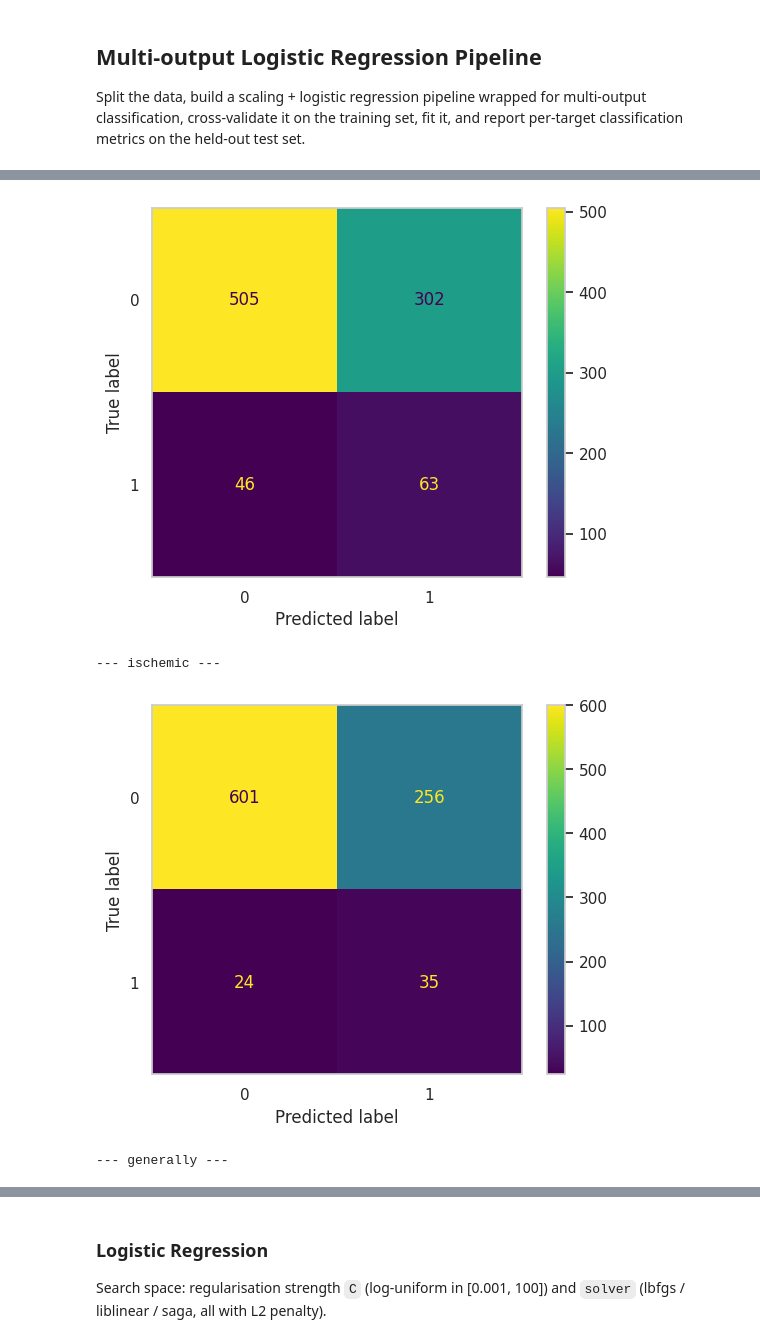
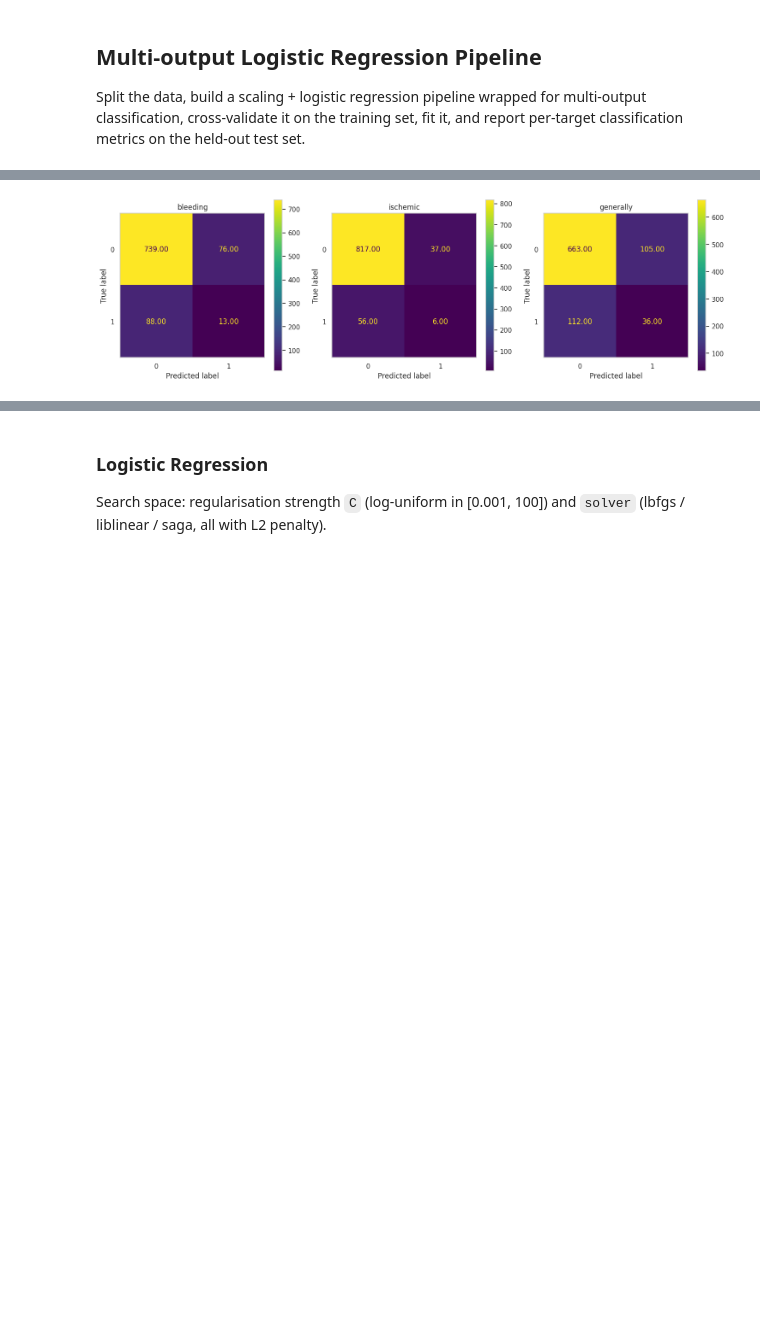
Before and after one commit to TommasoPioda/CATE-estimation-on-the-MASTER-DAPT-trial, a Jupyter notebook: simple_ml_models/bi-class/01_grouped_ML.ipynb, the cells around one changed output, grey strips where cells are left out. Cells and saved outputs as stored; diff of their text form; code cells hidden in the pictures; blank space fills up the shorter version.

```diff
--- a/simple_ml_models/bi-class/01_grouped_ML.ipynb
+++ b/simple_ml_models/bi-class/01_grouped_ML.ipynb
@@ -44,4 +43,17 @@ Load the cleaned feature matrix `X` from `../data/X_features.parquet` and the 9
 X = pd.read_parquet(os.path.join(PROJECT_DIR, 'data/X_features.parquet'))
 y_df = pd.read_parquet(os.path.join(PROJECT_DIR, 'data/y_targets.parquet'))
 
+# Drop follow-up (fup_*) features: these are recorded at the post-randomisation
+# follow-up visits, i.e. inside or after the 335-day outcome window, so using
+# them to predict those outcomes is temporal leakage.
+leaky_cols = [c for c in ['fup_other', 'fup_nitrates', 'fup_insulin'] if c in X.columns]
+X = X.drop(columns=leaky_cols)
+print(f'Dropped follow-up (leaky) features: {leaky_cols}')
+
+# One-hot encode the only remaining categorical column so it is not silently
+# discarded by the numeric-only `select_dtypes` filter further down (the other
+# categoricals were already one-hot encoded in the data-cleaning pipeline).
+if 'regimen' in X.columns:
+    X = pd.get_dummies(X, columns=['regimen'], dtype=int)
+
 target_features = y_df
@@ -76,6 +96,11 @@ from pipeline_utils import evaluate_pipeline, predict_with_threshold, save_pipel
 # %%
+# Stratify on the joint (bleeding, ischemic, generally) pattern so train and
+# test keep the same rare-event prevalence; with a plain random split the test
+# event rate can drift away from the training rate the thresholds are tuned on.
+_strata = (y_grouped.values * np.array([1, 2, 4])).sum(axis=1)
+
 X_train, X_test, y_train, y_test = train_test_split(
-    X, y_grouped, test_size=0.2, random_state=42
+    X, y_grouped, test_size=0.2, random_state=42, stratify=_strata
 )
 # %% [markdown]
 ## Multi-output Logistic Regression Pipeline
@@ -85,34 +110,36 @@ Split the data, build a scaling + logistic regression pipeline wrapped for multi
 X_train = X_train.select_dtypes(include=[np.number])  # keep numeric features only
 X_test = X_test.select_dtypes(include=[np.number])    # keep numeric features only
 
-# Each of the 9 endpoints is treated as an independent binary target, so the
-# classifier is wrapped in MultiOutputClassifier (one LogisticRegression per
-# target). class_weight='balanced' compensates for the severe class
-# imbalance of these endpoints (1-11% positive rate, see 01_target_exploration).
-
-from sklearn.preprocessing import StandardScaler ## ONlY AS A TEST, NOT IN THE FINAL PIPELINE
-
-pipe = Pipeline([
+# The three grouped targets (bleeding / ischemic / generally) are each treated
+# as an independent binary target, so the classifier is wrapped in
+# MultiOutputClassifier (one LogisticRegression per target). class_weight=
+# 'balanced' compensates for the class imbalance of these grouped endpoints
+# (~7-17% positive rate, see 01_target_exploration).
+lr_pipe = Pipeline([
     ('imputer', SimpleImputer(strategy='median')),
     ('scaler', RobustScaler()),
     ('classifier', MultiOutputClassifier(
-        LogisticRegression(max_iter=1000, random_state=42, class_weight='balanced', n_jobs=32)
+        LogisticRegression(max_iter=1000, random_state=42, class_weight='balanced', n_jobs=-1)
     ))
 ])
 
-print('Cross-validation on the training set')
-evaluate_pipeline(X_train, y_train, pipe, average='macro')
+print('Cross-validation on the training set (average precision)')
+evaluate_pipeline(X_train, y_train, lr_pipe)
 
 # Fit on the full training set after the CV estimate above
-pipe.fit(X_train, y_train)
+lr_pipe.fit(X_train, y_train)
 
+# Use the same event-rate thresholding as the tree models so all models are
+# evaluated at a comparable operating point (a balanced LR predicts far more
+# positives than the event rate at the default 0.5 cutoff, which made its
+# confusion matrices non-comparable with the thresholded RF/GB ones).
 print('Test set performance per target')
-y_pred = pipe.predict(X_test)
-for i, col in enumerate(y_grouped.columns):
-    print(f"\n--- {col} ---")
-    disp = ConfusionMatrixDisplay.from_predictions(y_test.iloc[:, i], y_pred[:, i])
-    disp.ax_.grid(False)
-    plt.show()
+thresholds = event_rate_thresholds(lr_pipe, X_train, y_train)
+proba = predict_proba_matrix(lr_pipe, X_test)
+y_pred = predict_with_threshold(lr_pipe, X_test, thresholds)
 
-save_pipeline(MODULE_DIR, pipe, 'LR_gf_multioutput') # Logistic Regression with grouped features, multioutput
+report_test_performance(y_test, proba, thresholds)
+plot_confusion_matrices(y_test, y_pred, normalize=False)
+
+save_pipeline(MODULE_DIR, lr_pipe, 'LR_gf_multioutput') # Logistic Regression with grouped features, multioutput
 # %% [output]
@@ -135,4 +165 @@ Test set performance per target
-[figure, old version]
+[figure, new version]
---- ischemic ---
-[figure, removed]
---- generally ---
```
Also changed, not shown: parts of 20 cells of this notebook, 7 other files.
